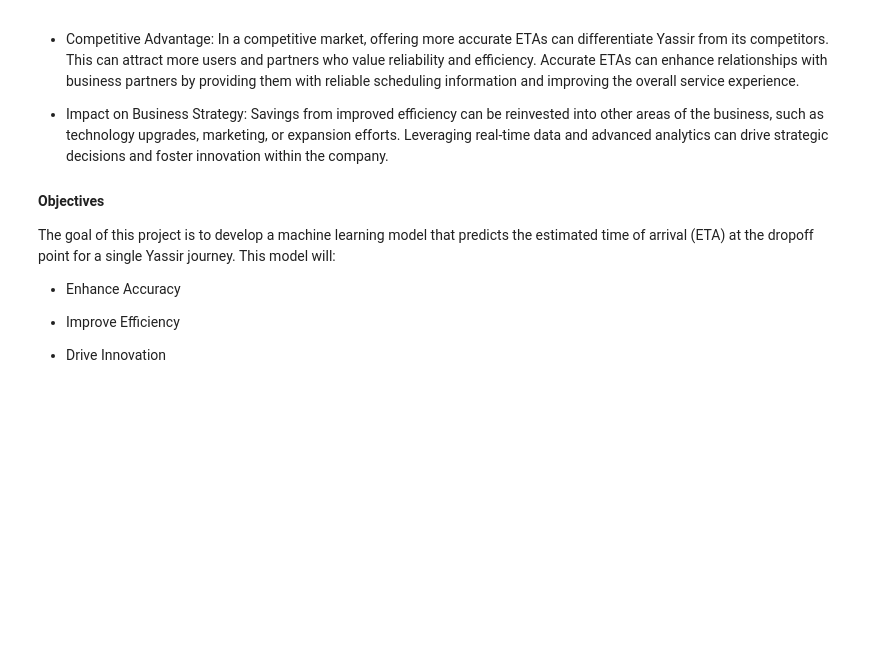
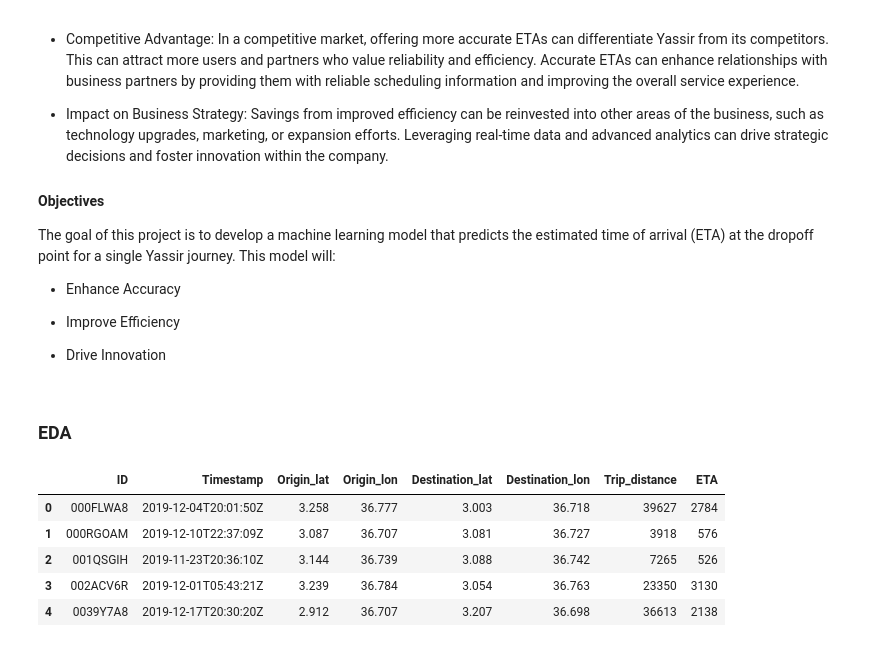
Before and after one commit to damzking/final-pro, a Jupyter notebook: Notebook/ETA-prediction.ipynb, the cells around one changed output. Saved outputs shown, nothing was run; the diff lists cells and outputs as text; code cells hidden in the pictures; blank space fills up the shorter version.

```diff
--- a/Notebook/ETA-prediction.ipynb
+++ b/Notebook/ETA-prediction.ipynb
@@ -43,0 +44,11 @@ Sample_df = pd.read_csv('../Dataset/SampleSubmission.csv')
+# %% [markdown]
+### EDA
+# %%
+train_df.head()
+# %% [output]
+|  | ID | Timestamp | Origin_lat | Origin_lon | Destination_lat | Destination_lon | Trip_distance | ETA |
+| 0 | 000FLWA8 | 2019-12-04T20:01:50Z | 3.258 | 36.777 | 3.003 | 36.718 | 39627 | 2784 |
+| 1 | 000RGOAM | 2019-12-10T22:37:09Z | 3.087 | 36.707 | 3.081 | 36.727 | 3918 | 576 |
+| 2 | 001QSGIH | 2019-11-23T20:36:10Z | 3.144 | 36.739 | 3.088 | 36.742 | 7265 | 526 |
+| 3 | 002ACV6R | 2019-12-01T05:43:21Z | 3.239 | 36.784 | 3.054 | 36.763 | 23350 | 3130 |
+| 4 | 0039Y7A8 | 2019-12-17T20:30:20Z | 2.912 | 36.707 | 3.207 | 36.698 | 36613 | 2138 |
```
Also changed, not shown: parts of 23 cells of this notebook.
